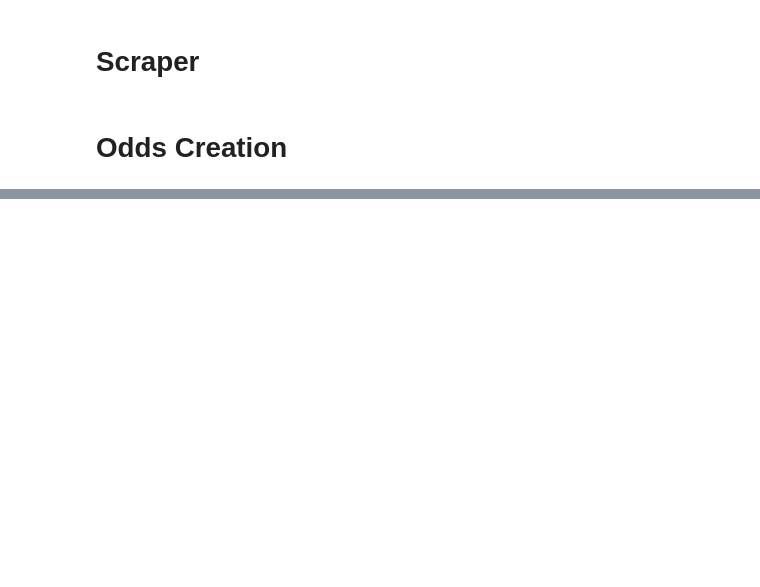
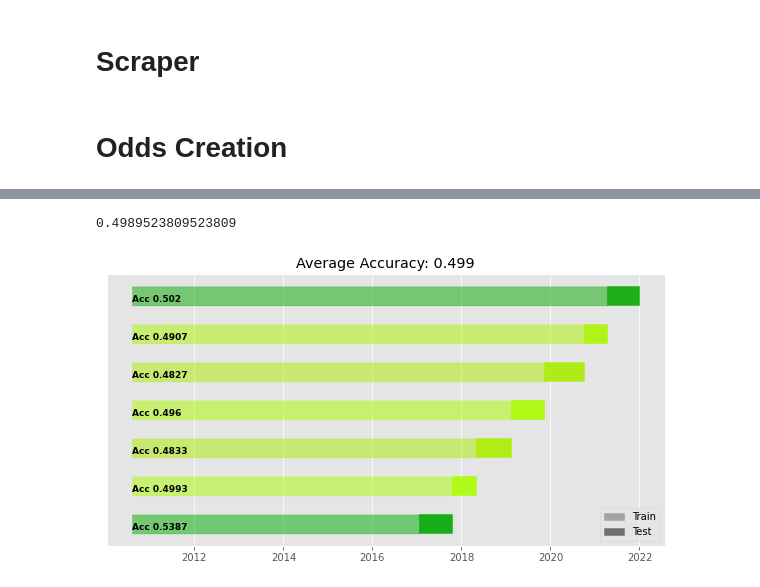
Before and after one commit to ErikFub/football-prediction, a Jupyter notebook: notebooks/code_dev.ipynb, the cells around one changed output, grey strips where cells are left out. Cells and saved outputs as stored; diff of their text form; code cells hidden in the pictures; blank space fills up the shorter version.

```diff
--- a/notebooks/code_dev.ipynb
+++ b/notebooks/code_dev.ipynb
@@ -202,0 +390,22 @@ Name: away_team_id, Length: 62, dtype: int64
+# %%
+from keras.models import Sequential
+from keras.layers import Dense
+from scikeras.wrappers import KerasClassifier
+
+def build_model():
+    # create model
+    model = Sequential()
+    model.add(Dense(10, input_dim=10, kernel_initializer='glorot_uniform', activation='relu'))
+    model.add(Dense(8, kernel_initializer='glorot_uniform', activation='relu'))
+    model.add(Dense(6, kernel_initializer='glorot_uniform', activation='relu'))
+    model.add(Dense(3, kernel_initializer='glorot_uniform', activation='softmax'))
+    # Compile model
+    model.compile(loss='sparse_categorical_crossentropy', optimizer='adam', metrics=['accuracy'])
+    return model
+
+ann_cust = KerasClassifier(build_fn=build_model, epochs=10)
+
+temp_cross_validate(ann_cust, X_train, y_train, visualize=True, dates=train_dates)
+# %% [output]
+0.4989523809523809
+[figure, added]
```
Also changed, not shown: parts of 36 cells of this notebook.
